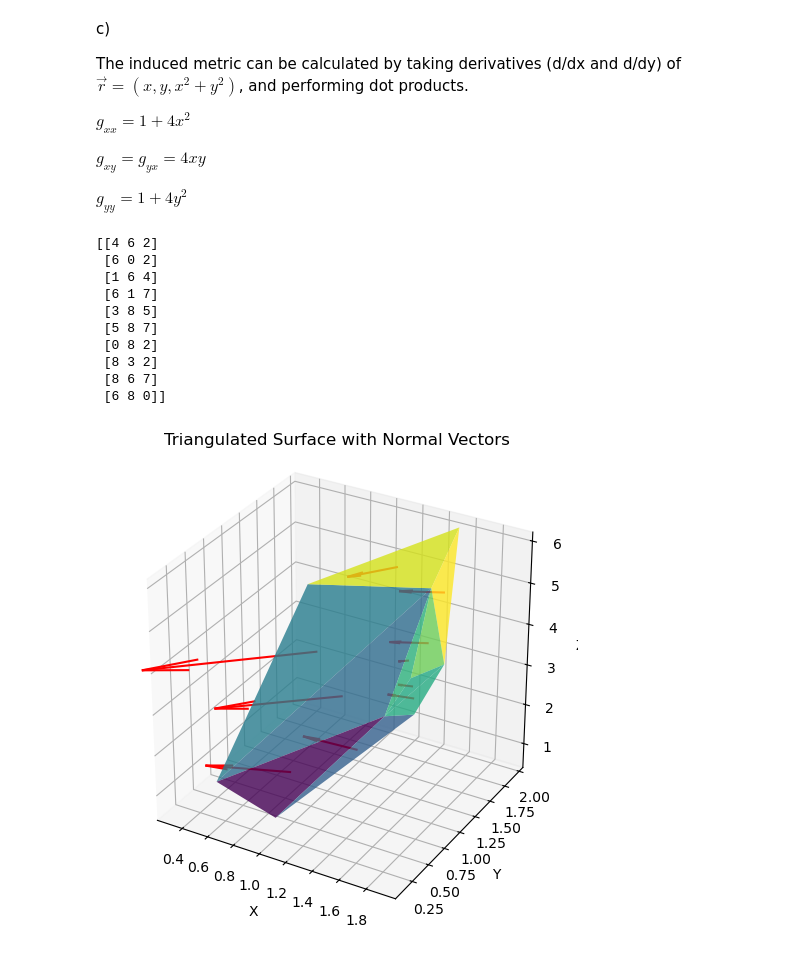
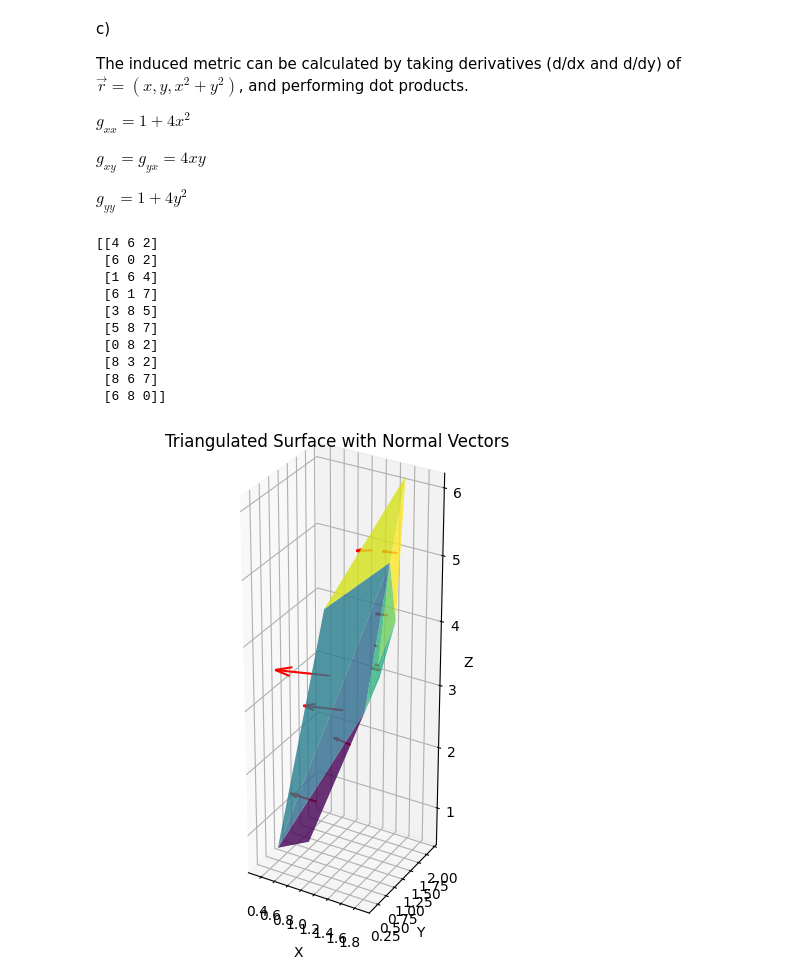
Before and after one commit to AndrewTrutt/Phys129_HW2, a Jupyter notebook: Lifting_map.ipynb, the cells around one changed output. Saved outputs shown, nothing was run; the diff lists cells and outputs as text; code cells hidden in the pictures.

```diff
--- a/Lifting_map.ipynb
+++ b/Lifting_map.ipynb
@@ -180,7 +170,6 @@ print(tri_3D.simplices)
 # Plot the triangulated surface in 3D
 fig = plt.figure(figsize=(8, 6))
 ax = fig.add_subplot(111, projection='3d')
-ax.set_box_aspect([1, 1, 1])
 # Use plot_trisurf to create the surface
 ax.plot_trisurf(lifted_points[:, 0], lifted_points[:, 1], lifted_points[:, 2], triangles=tri_3D.simplices, cmap='viridis', alpha=0.8)
 
@@ -198,35 +187,35 @@ for t in tri_3D.simplices:
     p2 = lifted_points[t[1]]
     p3 = lifted_points[t[2]]
     #print("Pt: ", p1, p2, p3)
-    normal = triangle_normal(p1, p2, p3) / 3.0     #3 is an arbitrary scale factor for aesthetics
+    normal = triangle_normal(p1, p2, p3)
     if(normal[2]<0):
         normal = normal*-1    #flip if facing downwards
     center = (p1 + p2 + p3) / 3     # Calculate the center of the triangle
 
     # Plot the normal vector
     ax.quiver(
         center[0], center[1], center[2],  # Origin of the vector
-        normal[0], normal[1], normal[2],  # Direction of the vector
+        normal[0]/5, normal[1]/5, normal[2]/5,  # Direction of the vector, 5 is an arbitrary factor for aesthetics
         color='red'
     )
 
 
-
+ax.set_box_aspect([1, 1, 3])
 ax.set_xlabel('X')
 ax.set_ylabel('Y')
 ax.set_zlabel('Z')
 ax.set_title('Triangulated Surface with Normal Vectors')
 plt.show()
 # %% [output]
 [[4 6 2]
  [6 0 2]
  [1 6 4]
  [6 1 7]
  [3 8 5]
  [5 8 7]
  [0 8 2]
  [8 3 2]
  [8 6 7]
  [6 8 0]]
-[figure, old version]
+[figure, new version]
 # %%
```
Also changed, not shown: parts of 7 cells of this notebook, 4 other files.
